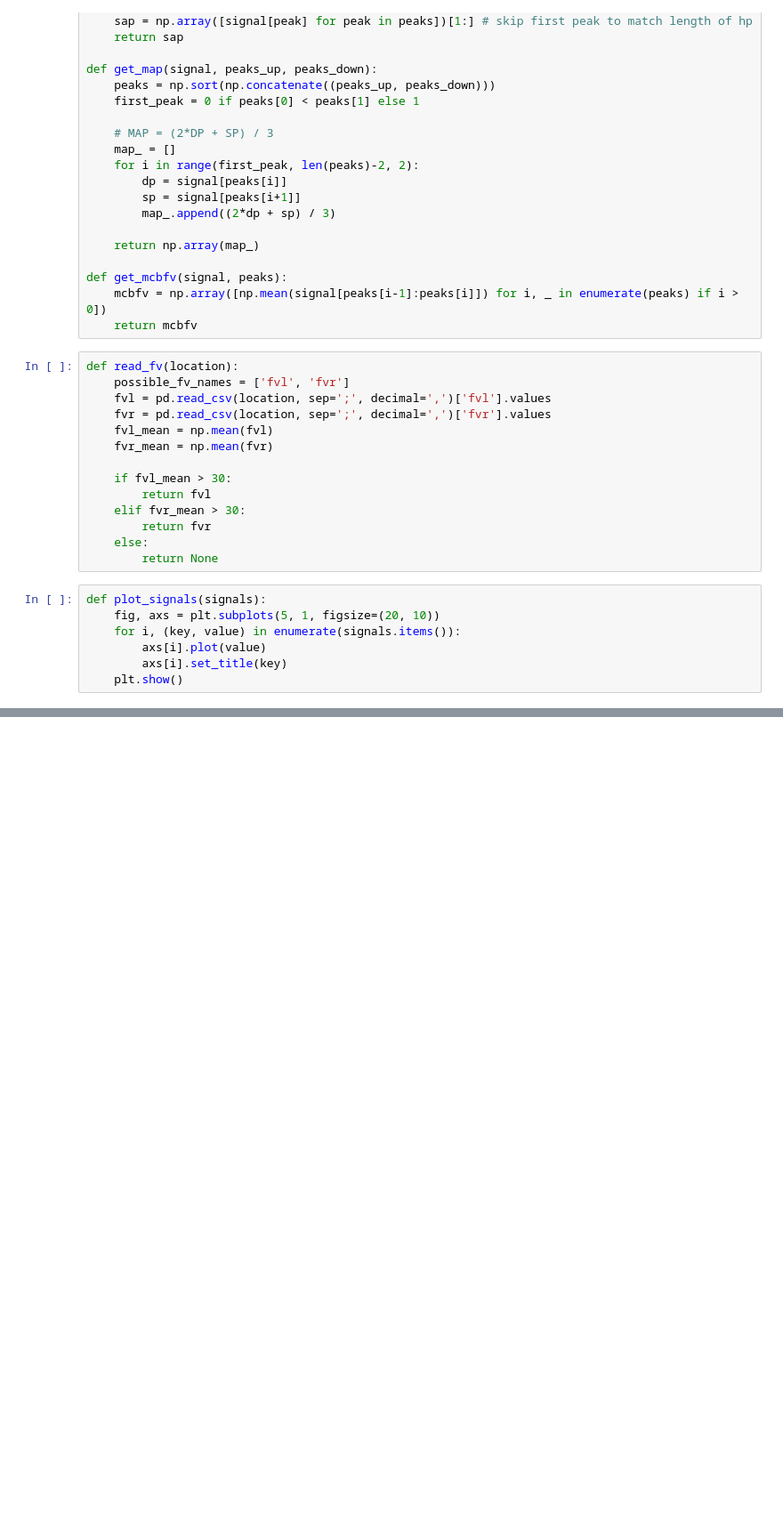
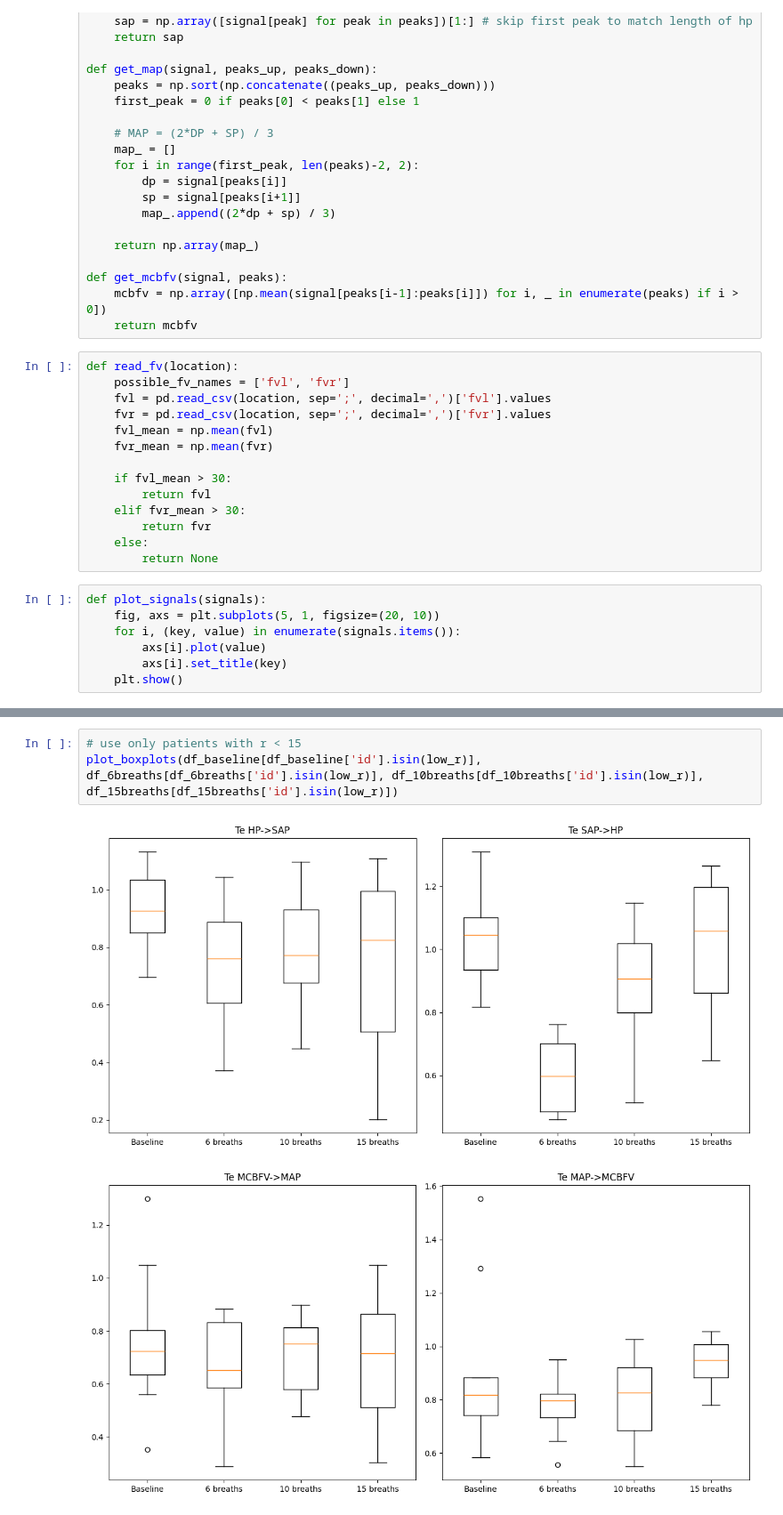
Before and after one commit to IgnacyBerent/EngineeringThesis, a Jupyter notebook: main.ipynb, the cells around one changed output, grey strips where cells are left out. Shown at 89% size. Drawn from its saved outputs; the diff is of its cells as text; blank space fills up the shorter version.

```diff
--- a/main.ipynb
+++ b/main.ipynb
@@ -216,0 +284,6 @@ Invalid fv for data/CONTROL_BREATHING_RECORDINGS/OCHOTNIK_4/CLEAN_DATA_6_BREATHS
+# %%
+# use only patients with r < 15
+plot_boxplots(df_baseline[df_baseline['id'].isin(low_r)], df_6breaths[df_6breaths['id'].isin(low_r)], df_10breaths[df_10breaths['id'].isin(low_r)], df_15breaths[df_15breaths['id'].isin(low_r)])
+# %% [output]
+[figure, added]
+[figure, added]
```
Also changed, not shown: parts of 16 cells of this notebook, 5 other files.
